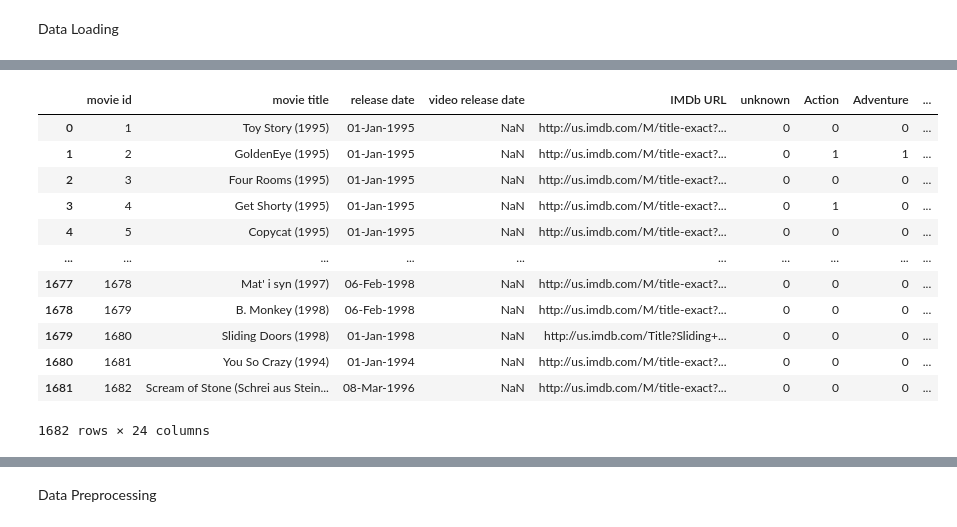
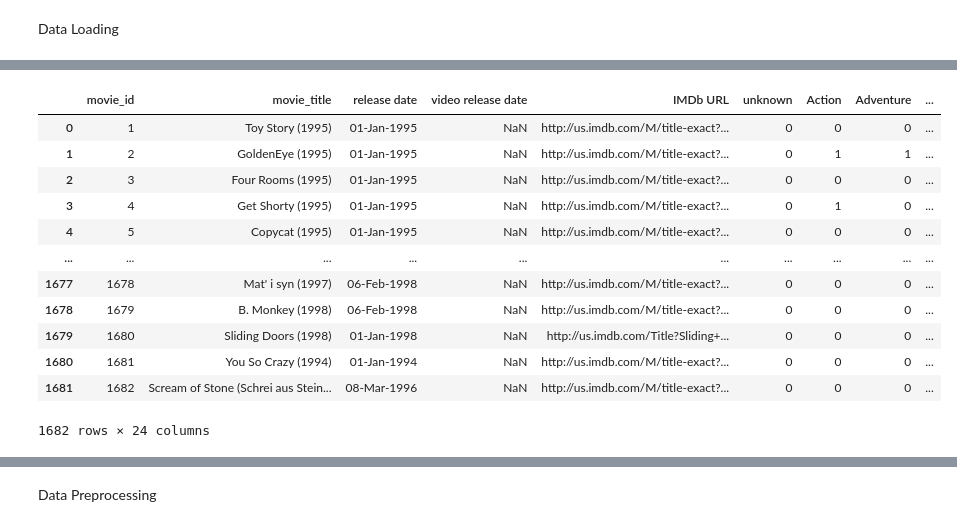
Before and after one commit to ArjunVylat/Movie-Recommendation-System, a Jupyter notebook: movie_recommendation_system.ipynb, the cells around one changed output, grey strips where cells are left out. Saved outputs shown, nothing was run; the diff lists cells and outputs as text; code cells hidden in the pictures.

```diff
--- a/movie_recommendation_system.ipynb
+++ b/movie_recommendation_system.ipynb
@@ -22,12 +22,12 @@ ratings_df
 | 99999 | 12 | 203 | 3 | 879959583 |
 100000 rows × 4 columns
 # %%
-movie_info_columns = ['movie id', 'movie title', 'release date', 'video release date', 'IMDb URL', 'unknown', 'Action', 'Adventure', 'Animation', 'Children\'s', 'Comedy', 'Crime', 'Documentary', 'Drama', 'Fantasy', 'Film-Noir', 'Horror', 'Musical', 'Mystery', 'Romance', 'Sci-Fi', 'Thriller', 'War', 'Western']
+movie_info_columns = ['movie_id', 'movie_title', 'release date', 'video release date', 'IMDb URL', 'unknown', 'Action', 'Adventure', 'Animation', 'Children\'s', 'Comedy', 'Crime', 'Documentary', 'Drama', 'Fantasy', 'Film-Noir', 'Horror', 'Musical', 'Mystery', 'Romance', 'Sci-Fi', 'Thriller', 'War', 'Western']
 movie_df = pd.read_csv(r'ml-100k\u.item', sep = '|', names = movie_info_columns, encoding= 'latin-1')
 
 movie_df
 # %% [output]
-|  | movie id | movie title | release date | video release date | IMDb URL | unknown | Action | Adventure | ... |
+|  | movie_id | movie_title | release date | video release date | IMDb URL | unknown | Action | Adventure | ... |
 | 0 | 1 | Toy Story (1995) | 01-Jan-1995 | NaN | http://us.imdb.com/M/title-exact?... | 0 | 0 | 0 | ... |
 | 1 | 2 | GoldenEye (1995) | 01-Jan-1995 | NaN | http://us.imdb.com/M/title-exact?... | 0 | 1 | 1 | ... |
 | 2 | 3 | Four Rooms (1995) | 01-Jan-1995 | NaN | http://us.imdb.com/M/title-exact?... | 0 | 0 | 0 | ... |
```
Also changed, not shown: parts of 22 cells of this notebook, 1 other file.
